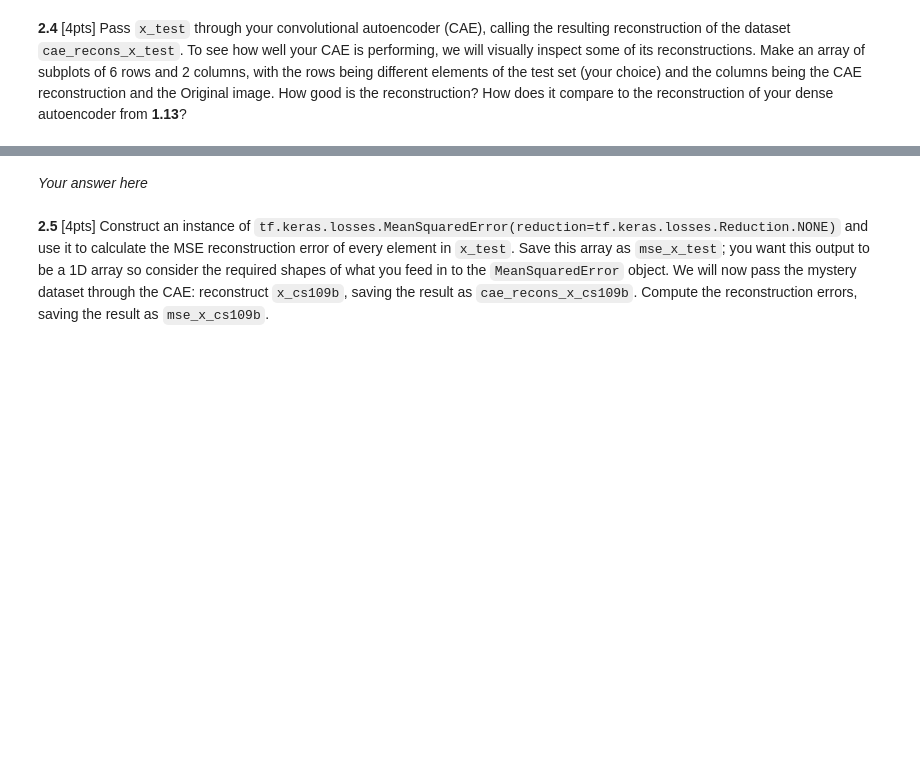
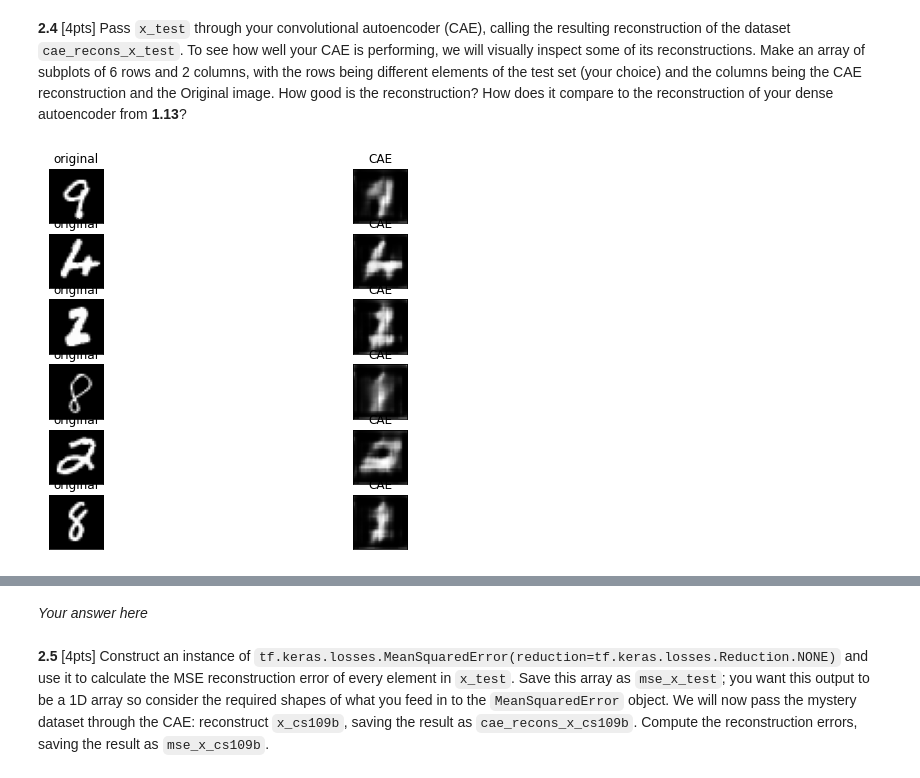
Before and after one commit to jackxxu/2020-CS109B, a Jupyter notebook: content/homeworks/hw05/notebook/cs109b-hw5-students.ipynb, the cells around one changed output, grey strips where cells are left out. Saved outputs shown, nothing was run; the diff lists cells and outputs as text; code cells hidden in the pictures; blank space fills up the shorter version.

```diff
--- a/content/homeworks/hw05/notebook/cs109b-hw5-students.ipynb
+++ b/content/homeworks/hw05/notebook/cs109b-hw5-students.ipynb
@@ -507,13 +507,11 @@ _________________________________________________________________
 **2.3** [10pts] Train your convolutional autoencoder on `x_train` (from **problem 1**, MNIST), using `x_test` as validation data. Plot the train/validation loss versus epoch. This will adapt the convolutional autoencoder to the type of data we expect, handwritten digits.
 # %%
 # your code here
-metrics = ['accuracy']
-from tensorflow import keras
-loss = keras.losses.mse
-cae.compile(optimizer=Adam() , loss=loss, metrics=metrics)
+# cae.compile(optimizer='adadelta', loss='binary_crossentropy')
+cae.compile(loss="mse", optimizer=keras.optimizers.Adam(lr=0.0005))
 
-batch_size = 1048
-epochs = 10
+batch_size = 128
+epochs = 5
 
 logdir = os.path.join("logs", datetime.datetime.now().strftime("%Y%m%d-%H%M%S"))
 callbacks = [ tf.keras.callbacks.EarlyStopping(
@@ -523,13 +521,10 @@ callbacks = [ tf.keras.callbacks.EarlyStopping(
              tf.keras.callbacks.TensorBoard(logdir, histogram_freq=1)
             ]
 
-X_train = X_train.reshape(-1, h, w, 1)
-X_test = X_test.reshape(-1, h, w, 1)
+X_train_1 = X_train.reshape(-1, h, w, 1)
+X_test_1 = X_test.reshape(-1, h, w, 1)
 
-history = cae.fit(X_train, X_train, epochs=epochs, batch_size=batch_size,
-                      validation_data=(X_test, X_test), callbacks=callbacks)
-
-# display(X_train.shape)
-# display(X_test.shape)
+history = cae.fit(X_train_1, X_train_1, epochs=epochs, batch_size=batch_size,
+                      validation_data=(X_test_1, X_test_1))
 # %% [output]
 Train on 60000 samples, validate on 10000 samples
@@ -552,18 +555,20 @@ ax.set_title('Autoencoder Loss')
 # %%
 # your code here
 
 n_samples = 6
-rand_indx = np.random.randint(X_train.shape[0], size = n_samples)
-images = X_test[rand_indx]
-cae_image = ca.predict(X_train_flat)[rand_indx]
-
+rand_indx = np.random.randint(X_test.shape[0], size = n_samples)
+images = X_test_1[rand_indx]
+cae_images = cae.predict(X_test_1[rand_indx])
+# display(cae.predict(X_test_1[rand_indx]))
 f, ax = plt.subplots(n_samples, 2, figsize=(10,7))
 for i in range(n_samples):
-    for j in range(4):
+    for j in range(2):
         ax[i, j].set_xticks([])
         ax[i, j].set_yticks([])
 
     ax[i, 0].set_title('original')
-    ax[i, 0].imshow(images[i], cmap='gray');
+    ax[i, 0].imshow(images[i].reshape(28, 28), cmap='gray');
     ax[i, 1].set_title('CAE')
-    ax[i, 1].imshow(cae_image[i].reshape(28, 28), cmap='gray');
+    ax[i, 1].imshow(cae_images[i].reshape(28, 28), cmap='gray');
+# %% [output]
+[figure, added]
```
Also changed, not shown: parts of 4 cells of this notebook.
